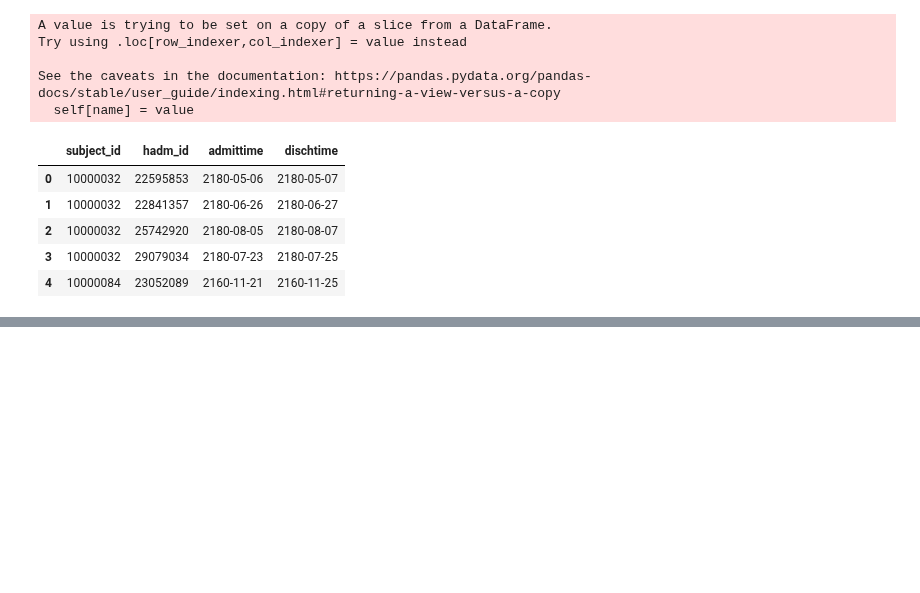
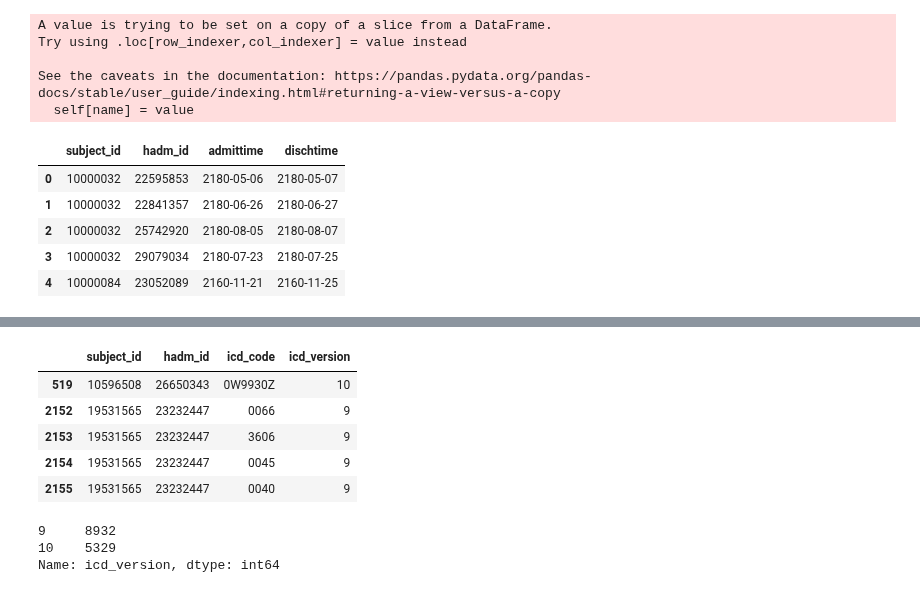
Before and after one commit to barahona-research-group/ICE-NODE, a Jupyter notebook: notebooks/lsr_dx_mimic4v2.0_preparation.ipynb, the cells around one changed output, grey strips where cells are left out. Saved outputs shown, nothing was run; the diff lists cells and outputs as text; code cells hidden in the pictures; blank space fills up the shorter version.

```diff
--- a/notebooks/lsr_dx_mimic4v2.0_preparation.ipynb
+++ b/notebooks/lsr_dx_mimic4v2.0_preparation.ipynb
@@ -207,0 +258,15 @@ proc_selected_df.to_csv(f'{mimic4_dir}/pr_df.csv.gz', compression='gzip', index=
+# %%
+proc_syn_df.head()
+# %% [output]
+|  | subject_id | hadm_id | icd_code | icd_version |
+| 519 | 10596508 | 26650343 | 0W9930Z | 10 |
+| 2152 | 19531565 | 23232447 | 0066 | 9 |
+| 2153 | 19531565 | 23232447 | 3606 | 9 |
+| 2154 | 19531565 | 23232447 | 0045 | 9 |
+| 2155 | 19531565 | 23232447 | 0040 | 9 |
+# %%
+diag_syn_df.icd_version.value_counts()
+# %% [output]
+9     8932
+10    5329
+Name: icd_version, dtype: int64
```
Also changed, not shown: parts of 14 cells of this notebook, 18 other files.
